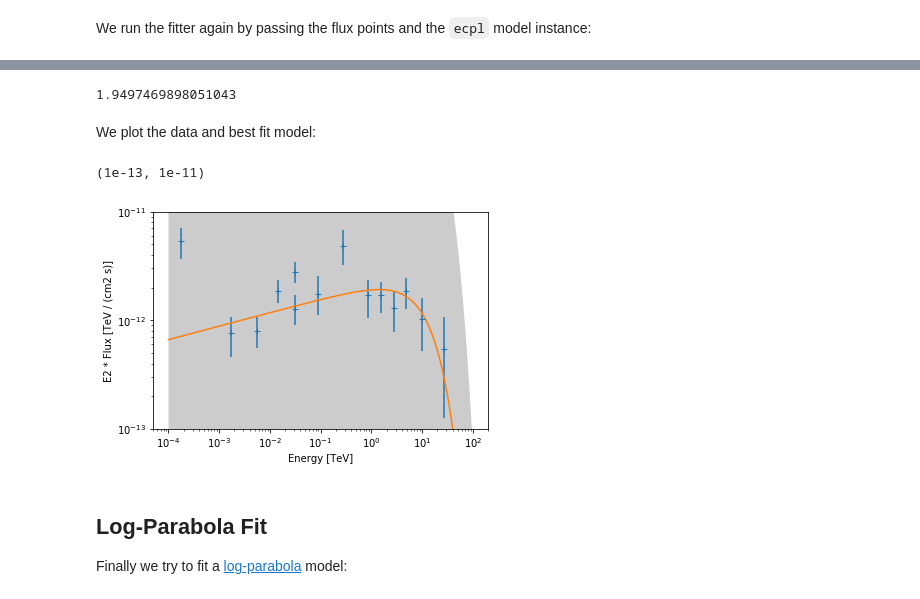
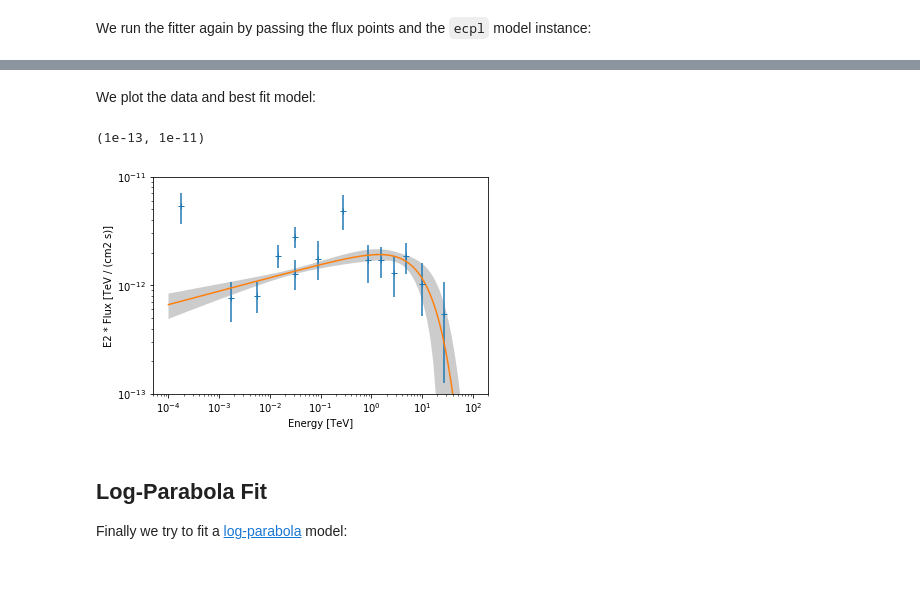
Before and after one commit to gammapy/gammapy-extra, a Jupyter notebook: notebooks/sed_fitting_gammacat_fermi.ipynb, the cells around one changed output, grey strips where cells are left out. Cells and saved outputs as stored; diff of their text form; code cells hidden in the pictures.

Commit message:
Change notebooks to use the new fitter interface

```diff
--- a/notebooks/sed_fitting_gammacat_fermi.ipynb
+++ b/notebooks/sed_fitting_gammacat_fermi.ipynb
@@ -171,13 +145,14 @@ Next we fit an [exponential cut-off power](http://docs.gammapy.org/dev/api/gamma
 # %%
 ecpl = ExponentialCutoffPowerLaw(
     index=2,
-    amplitude=1e-12 * u.Unit("cm-2 s-1 TeV-1"),
-    reference=1. * u.TeV,
-    lambda_=0.1 / u.TeV,
+    amplitude="1e-12 cm-2 s-1 TeV-1",
+    reference="1 TeV",
+    lambda_="0.1 TeV-1",
 )
 # %% [markdown]
 We run the fitter again by passing the flux points and the `ecpl` model instance:
 # %%
-result_ecpl = fitter.run(flux_points, ecpl)
-print(result_ecpl["best-fit-model"])
+fitter = FluxPointFit(ecpl, flux_points, stat="chi2assym")
+result_ecpl = fitter.run()
+print(result_ecpl.model)
 # %% [output]
@@ -216,21 +178,17 @@ Covariance:
-# %%
-print(result_ecpl["statval/dof"])
-# %% [output]
-1.9497469898051043
 # %% [markdown]
 We plot the data and best fit model:
 # %%
 ax = flux_points.plot(energy_power=2)
-result_ecpl["best-fit-model"].plot(
+result_ecpl.model.plot(
     energy_range=[1e-4, 1e2] * u.TeV, ax=ax, energy_power=2
 )
-result_ecpl["best-fit-model"].plot_error(
+result_ecpl.model.plot_error(
     energy_range=[1e-4, 1e2] * u.TeV, ax=ax, energy_power=2
 )
 ax.set_ylim(1e-13, 1e-11)
 # %% [output]
 (1e-13, 1e-11)
-[figure, old version]
+[figure, new version]
 # %% [markdown]
 ## Log-Parabola Fit
 
```
Also changed, not shown: parts of 18 cells of this notebook, 9 other files.
